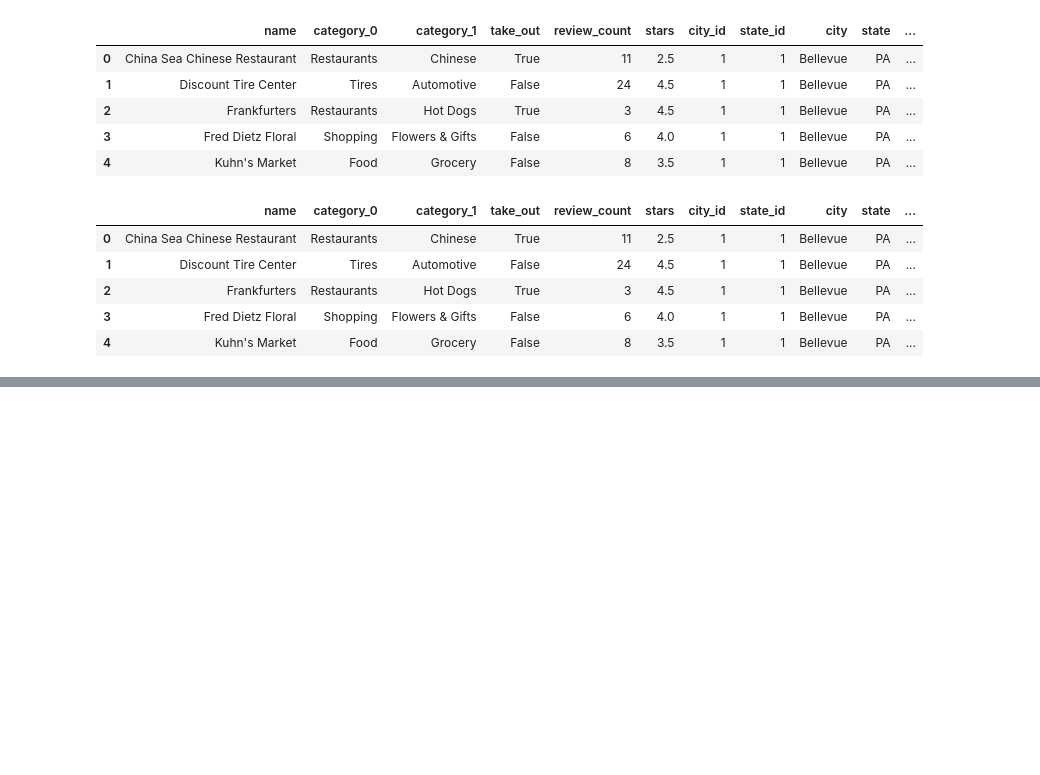
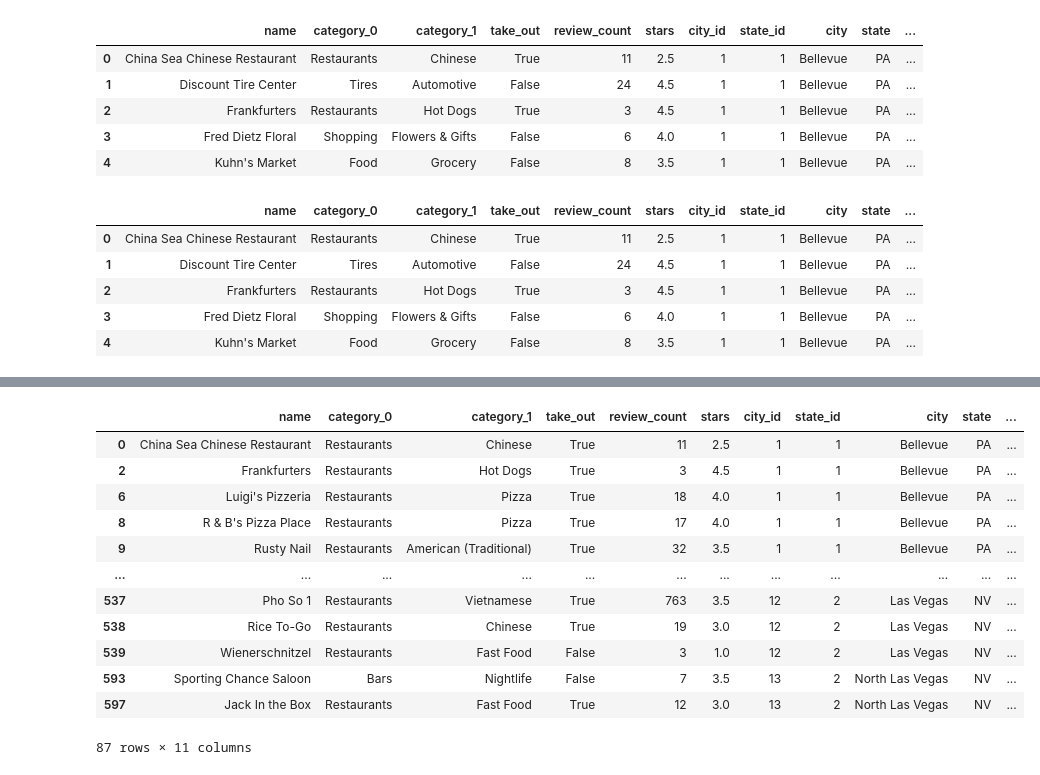
Before and after one commit to echohuiecho/python-data-analysis-and-visualization, a Jupyter notebook: Joining_Filtering_Data_yelp/Joining_Filtering_Data_yelp.ipynb, the cells around one changed output, grey strips where cells are left out. Saved outputs shown, nothing was run; the diff lists cells and outputs as text; code cells hidden in the pictures; blank space fills up the shorter version.

Commit message:
update code of Joining and Filtering Data with yelp

```diff
--- a/Joining_Filtering_Data_yelp/Joining_Filtering_Data_yelp.ipynb
+++ b/Joining_Filtering_Data_yelp/Joining_Filtering_Data_yelp.ipynb
@@ -312,0 +321,19 @@ df.head()
+# %%
+# Filter for “Bars” and “Restaurants”
+bars_restaurants = df["category_0"].isin(["Bars", "Restaurants"])
+df_bars_restaurants = df[bars_restaurants]
+df_bars_restaurants
+# %% [output]
+|  | name | category_0 | category_1 | take_out | review_count | stars | city_id | state_id | city | state | ... |
+| 0 | China Sea Chinese Restaurant | Restaurants | Chinese | True | 11 | 2.5 | 1 | 1 | Bellevue | PA | ... |
+| 2 | Frankfurters | Restaurants | Hot Dogs | True | 3 | 4.5 | 1 | 1 | Bellevue | PA | ... |
+| 6 | Luigi's Pizzeria | Restaurants | Pizza | True | 18 | 4.0 | 1 | 1 | Bellevue | PA | ... |
+| 8 | R & B's Pizza Place | Restaurants | Pizza | True | 17 | 4.0 | 1 | 1 | Bellevue | PA | ... |
+| 9 | Rusty Nail | Restaurants | American (Traditional) | True | 32 | 3.5 | 1 | 1 | Bellevue | PA | ... |
+| ... | ... | ... | ... | ... | ... | ... | ... | ... | ... | ... | ... |
+| 537 | Pho So 1 | Restaurants | Vietnamese | True | 763 | 3.5 | 12 | 2 | Las Vegas | NV | ... |
+| 538 | Rice To-Go | Restaurants | Chinese | True | 19 | 3.0 | 12 | 2 | Las Vegas | NV | ... |
+| 539 | Wienerschnitzel | Restaurants | Fast Food | False | 3 | 1.0 | 12 | 2 | Las Vegas | NV | ... |
+| 593 | Sporting Chance Saloon | Bars | Nightlife | False | 7 | 3.5 | 13 | 2 | North Las Vegas | NV | ... |
+| 597 | Jack In the Box | Restaurants | Fast Food | True | 12 | 3.0 | 13 | 2 | North Las Vegas | NV | ... |
+87 rows × 11 columns
```
Also changed, not shown: parts of 4 cells of this notebook.
